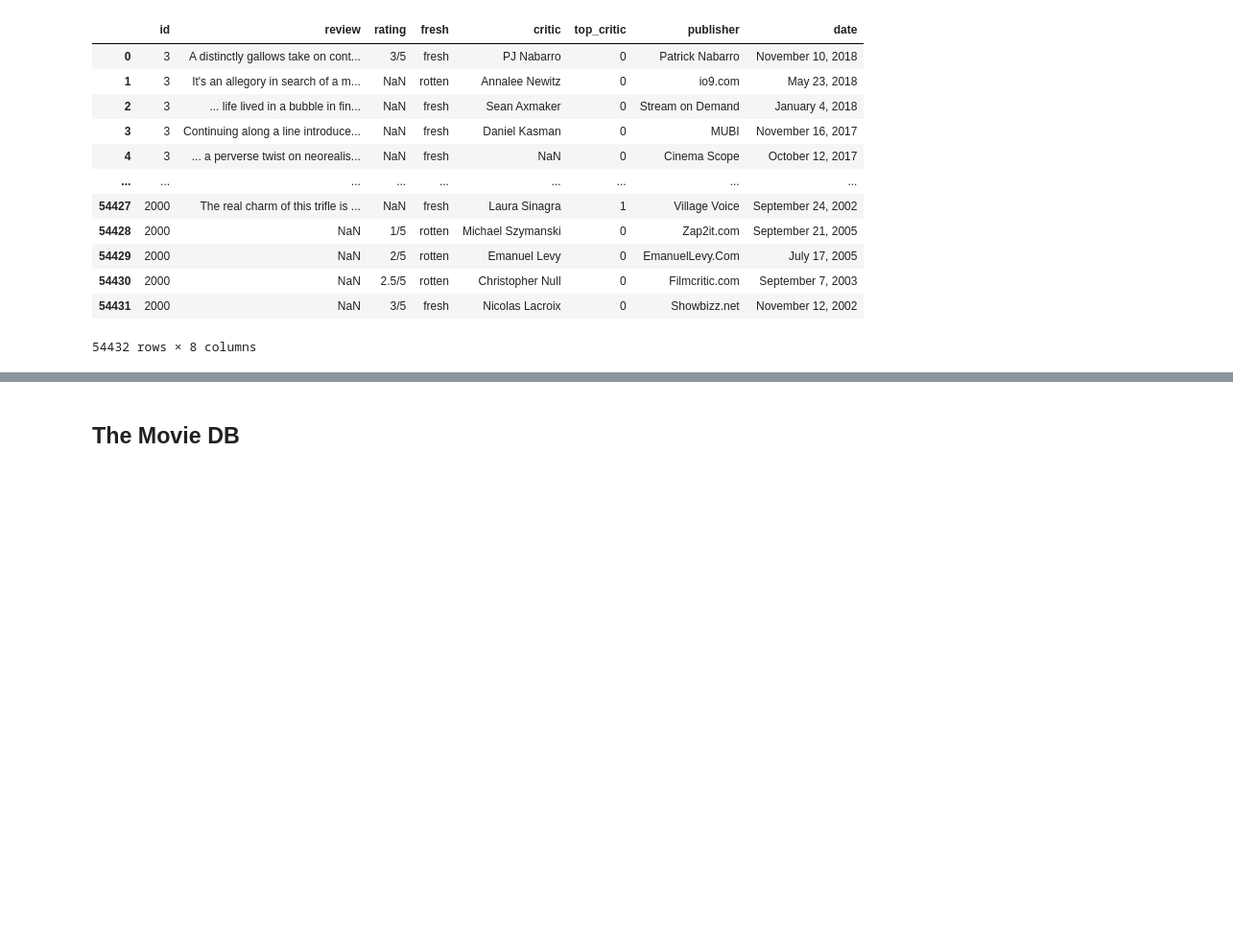
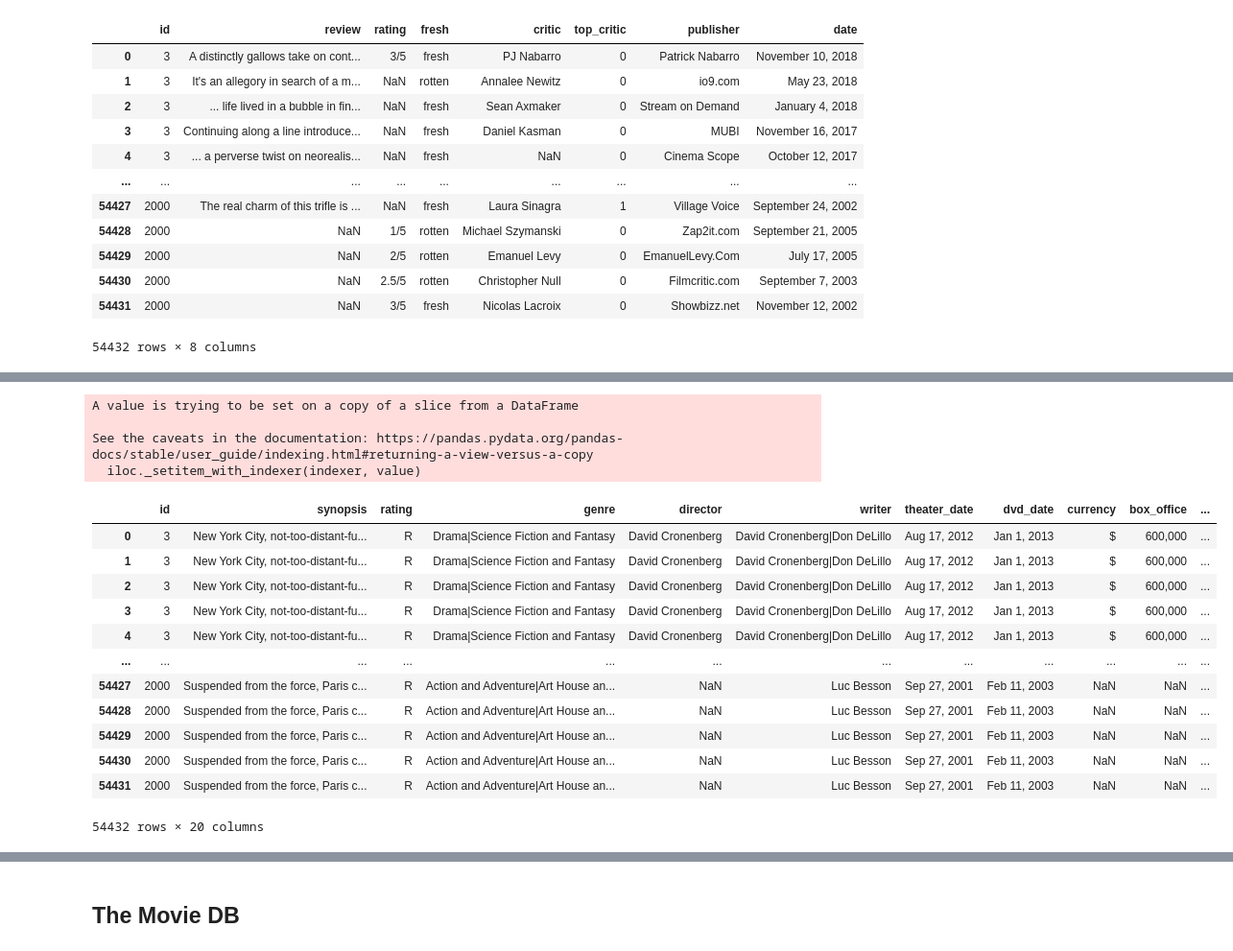
Before and after one commit to gcburgess/Xbox-to-Box-Office, a Jupyter notebook: TylersFolder/TylerWorkspace.ipynb, the cells around one changed output, grey strips where cells are left out. Shown at 96% size. Cells and saved outputs as stored; diff of their text form; code cells hidden in the pictures; blank space fills up the shorter version.

```diff
--- a/TylersFolder/TylerWorkspace.ipynb
+++ b/TylersFolder/TylerWorkspace.ipynb
@@ -428,0 +236,23 @@ rt_reviews
+# %%
+#change fresh into True/False
+rt_join['fresh_bool'] = rt_join['fresh'].loc[rt_join['fresh'] == 'fresh'] = float(1)
+rt_join['fresh_bool'] = rt_join['fresh'].loc[rt_join['fresh'] == 'rotten'] = float(0)
+rt_join
+# %% [output]
+A value is trying to be set on a copy of a slice from a DataFrame
+
+See the caveats in the documentation: https://pandas.pydata.org/pandas-docs/stable/user_guide/indexing.html#returning-a-view-versus-a-copy
+  iloc._setitem_with_indexer(indexer, value)
+|  | id | synopsis | rating | genre | director | writer | theater_date | dvd_date | currency | box_office | ... |
+| 0 | 3 | New York City, not-too-distant-fu... | R | Drama|Science Fiction and Fantasy | David Cronenberg | David Cronenberg|Don DeLillo | Aug 17, 2012 | Jan 1, 2013 | $ | 600,000 | ... |
+| 1 | 3 | New York City, not-too-distant-fu... | R | Drama|Science Fiction and Fantasy | David Cronenberg | David Cronenberg|Don DeLillo | Aug 17, 2012 | Jan 1, 2013 | $ | 600,000 | ... |
+| 2 | 3 | New York City, not-too-distant-fu... | R | Drama|Science Fiction and Fantasy | David Cronenberg | David Cronenberg|Don DeLillo | Aug 17, 2012 | Jan 1, 2013 | $ | 600,000 | ... |
+| 3 | 3 | New York City, not-too-distant-fu... | R | Drama|Science Fiction and Fantasy | David Cronenberg | David Cronenberg|Don DeLillo | Aug 17, 2012 | Jan 1, 2013 | $ | 600,000 | ... |
+| 4 | 3 | New York City, not-too-distant-fu... | R | Drama|Science Fiction and Fantasy | David Cronenberg | David Cronenberg|Don DeLillo | Aug 17, 2012 | Jan 1, 2013 | $ | 600,000 | ... |
+| ... | ... | ... | ... | ... | ... | ... | ... | ... | ... | ... | ... |
+| 54427 | 2000 | Suspended from the force, Paris c... | R | Action and Adventure|Art House an... | NaN | Luc Besson | Sep 27, 2001 | Feb 11, 2003 | NaN | NaN | ... |
+| 54428 | 2000 | Suspended from the force, Paris c... | R | Action and Adventure|Art House an... | NaN | Luc Besson | Sep 27, 2001 | Feb 11, 2003 | NaN | NaN | ... |
+| 54429 | 2000 | Suspended from the force, Paris c... | R | Action and Adventure|Art House an... | NaN | Luc Besson | Sep 27, 2001 | Feb 11, 2003 | NaN | NaN | ... |
+| 54430 | 2000 | Suspended from the force, Paris c... | R | Action and Adventure|Art House an... | NaN | Luc Besson | Sep 27, 2001 | Feb 11, 2003 | NaN | NaN | ... |
+| 54431 | 2000 | Suspended from the force, Paris c... | R | Action and Adventure|Art House an... | NaN | Luc Besson | Sep 27, 2001 | Feb 11, 2003 | NaN | NaN | ... |
+54432 rows × 20 columns
```
Also changed, not shown: parts of 33 cells of this notebook, 2 other files.
